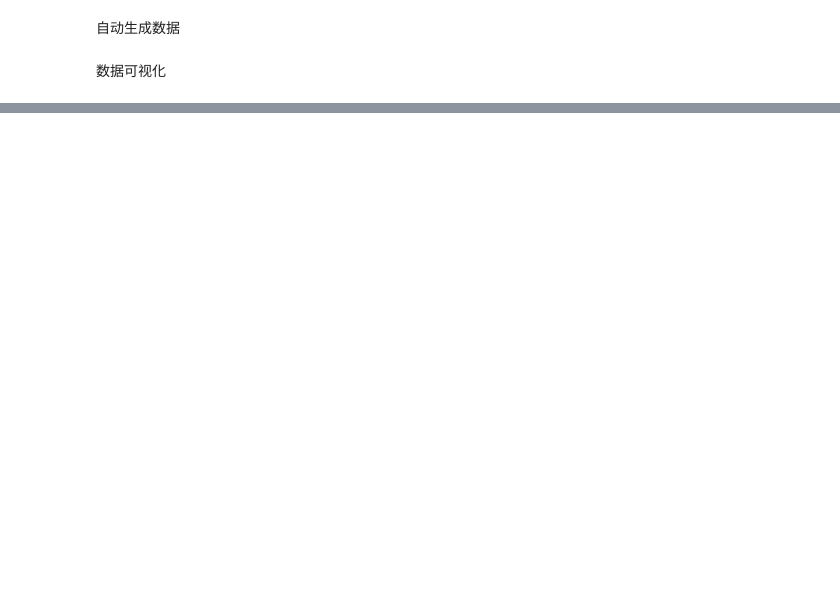
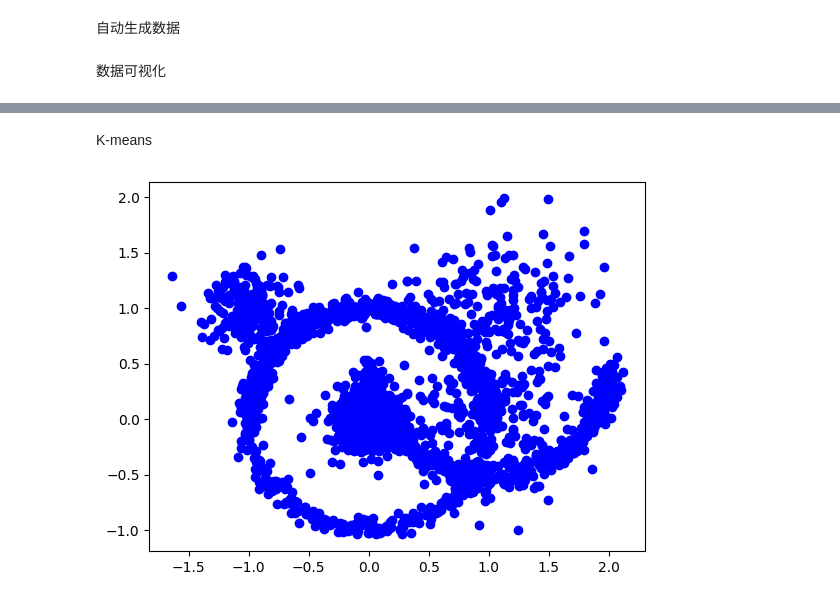
Before and after one commit to zhangjiancai/Something_else_learnning, a Jupyter notebook: clustering.ipynb, the cells around one changed output, grey strips where cells are left out. Drawn from its saved outputs; the diff is of its cells as text; code cells hidden in the pictures; blank space fills up the shorter version.

```diff
--- a/clustering.ipynb
+++ b/clustering.ipynb
@@ -43,0 +51,2 @@ datavisable(z,labels_truez)
+# %% [markdown]
+K-means
@@ -43,0 +56,5 @@ datavisable(z,labels_truez)
+# %%
+X = np.concatenate((x,y,z))
+datavisable(X,"blue")
+# %% [output]
+[figure, added]
```
Also changed, not shown: parts of 13 cells of this notebook, 1 other file.
